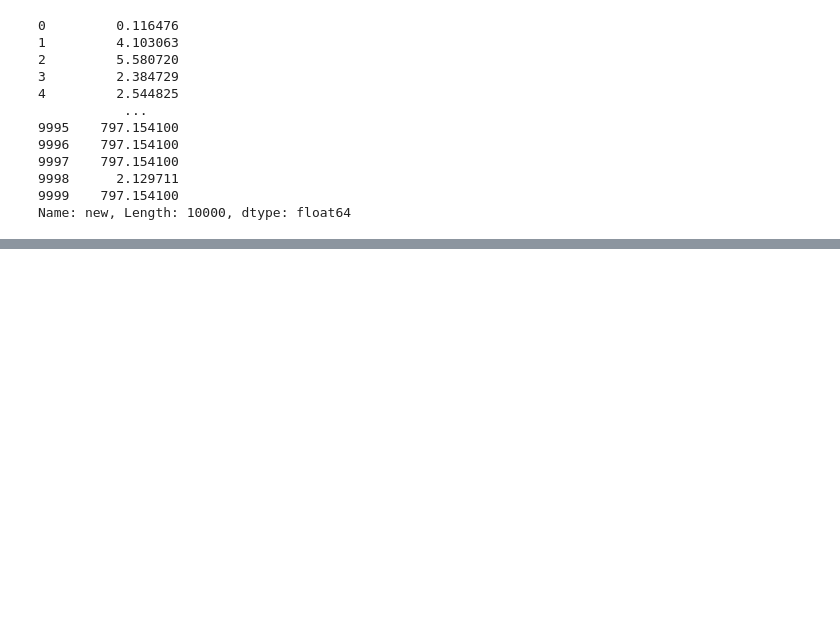
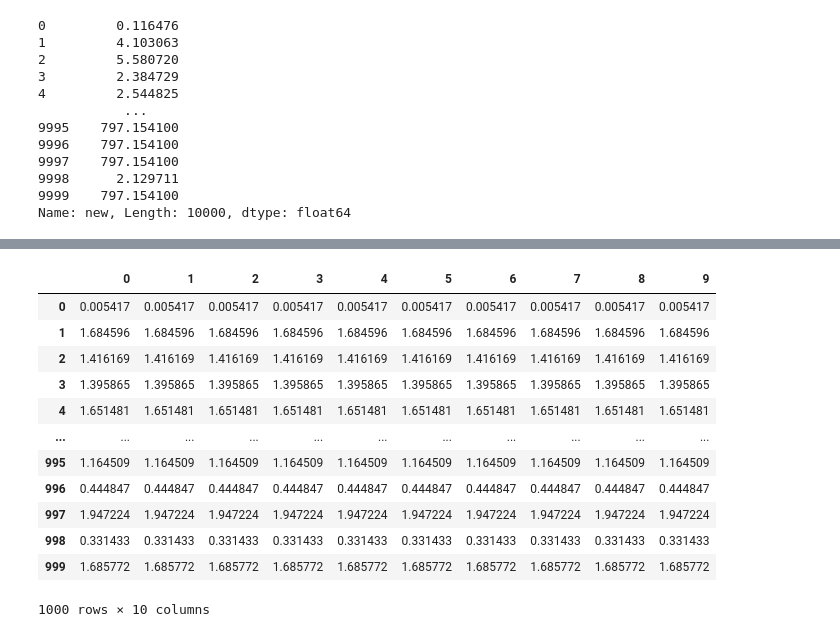
Before and after one commit to dharma610/Neural-network-model-for-compartmenral-model-SIR-and-SEIR-, a Jupyter notebook: Untitled7.ipynb, the cells around one changed output, grey strips where cells are left out. Cells and saved outputs as stored; diff of their text form; code cells hidden in the pictures; blank space fills up the shorter version.

```diff
--- a/Untitled7.ipynb
+++ b/Untitled7.ipynb
@@ -157,0 +195,2 @@ data =
+# %%
+df4 = pd.DataFrame(beta)
@@ -157,0 +214,10 @@ data =
+# %%
+df4[1] = df4[0]
+df4[2] = df4[0]
+df4[3] = df4[0]
+df4[4] = df4[0]
+df4[5] = df4[0]
+df4[6] = df4[0]
+df4[7] = df4[0]
+df4[8] = df4[0]
+df4[9] = df4[0]
@@ -157,0 +234,16 @@ data =
+# %%
+df4
+# %% [output]
+|  | 0 | 1 | 2 | 3 | 4 | 5 | 6 | 7 | 8 | 9 |
+| 0 | 0.005417 | 0.005417 | 0.005417 | 0.005417 | 0.005417 | 0.005417 | 0.005417 | 0.005417 | 0.005417 | 0.005417 |
+| 1 | 1.684596 | 1.684596 | 1.684596 | 1.684596 | 1.684596 | 1.684596 | 1.684596 | 1.684596 | 1.684596 | 1.684596 |
+| 2 | 1.416169 | 1.416169 | 1.416169 | 1.416169 | 1.416169 | 1.416169 | 1.416169 | 1.416169 | 1.416169 | 1.416169 |
+| 3 | 1.395865 | 1.395865 | 1.395865 | 1.395865 | 1.395865 | 1.395865 | 1.395865 | 1.395865 | 1.395865 | 1.395865 |
+| 4 | 1.651481 | 1.651481 | 1.651481 | 1.651481 | 1.651481 | 1.651481 | 1.651481 | 1.651481 | 1.651481 | 1.651481 |
+| ... | ... | ... | ... | ... | ... | ... | ... | ... | ... | ... |
+| 995 | 1.164509 | 1.164509 | 1.164509 | 1.164509 | 1.164509 | 1.164509 | 1.164509 | 1.164509 | 1.164509 | 1.164509 |
+| 996 | 0.444847 | 0.444847 | 0.444847 | 0.444847 | 0.444847 | 0.444847 | 0.444847 | 0.444847 | 0.444847 | 0.444847 |
+| 997 | 1.947224 | 1.947224 | 1.947224 | 1.947224 | 1.947224 | 1.947224 | 1.947224 | 1.947224 | 1.947224 | 1.947224 |
+| 998 | 0.331433 | 0.331433 | 0.331433 | 0.331433 | 0.331433 | 0.331433 | 0.331433 | 0.331433 | 0.331433 | 0.331433 |
+| 999 | 1.685772 | 1.685772 | 1.685772 | 1.685772 | 1.685772 | 1.685772 | 1.685772 | 1.685772 | 1.685772 | 1.685772 |
+1000 rows × 10 columns
```
Also changed, not shown: parts of 26 cells of this notebook.
